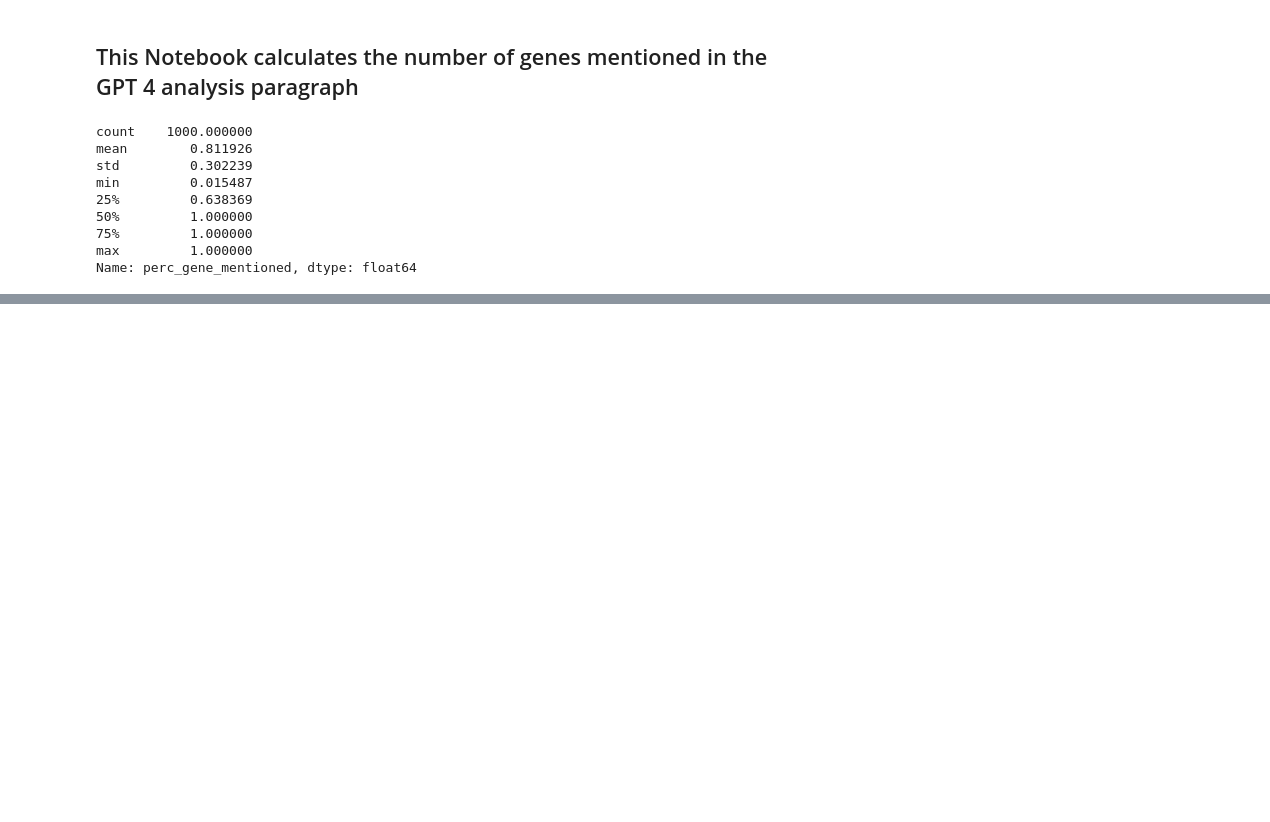
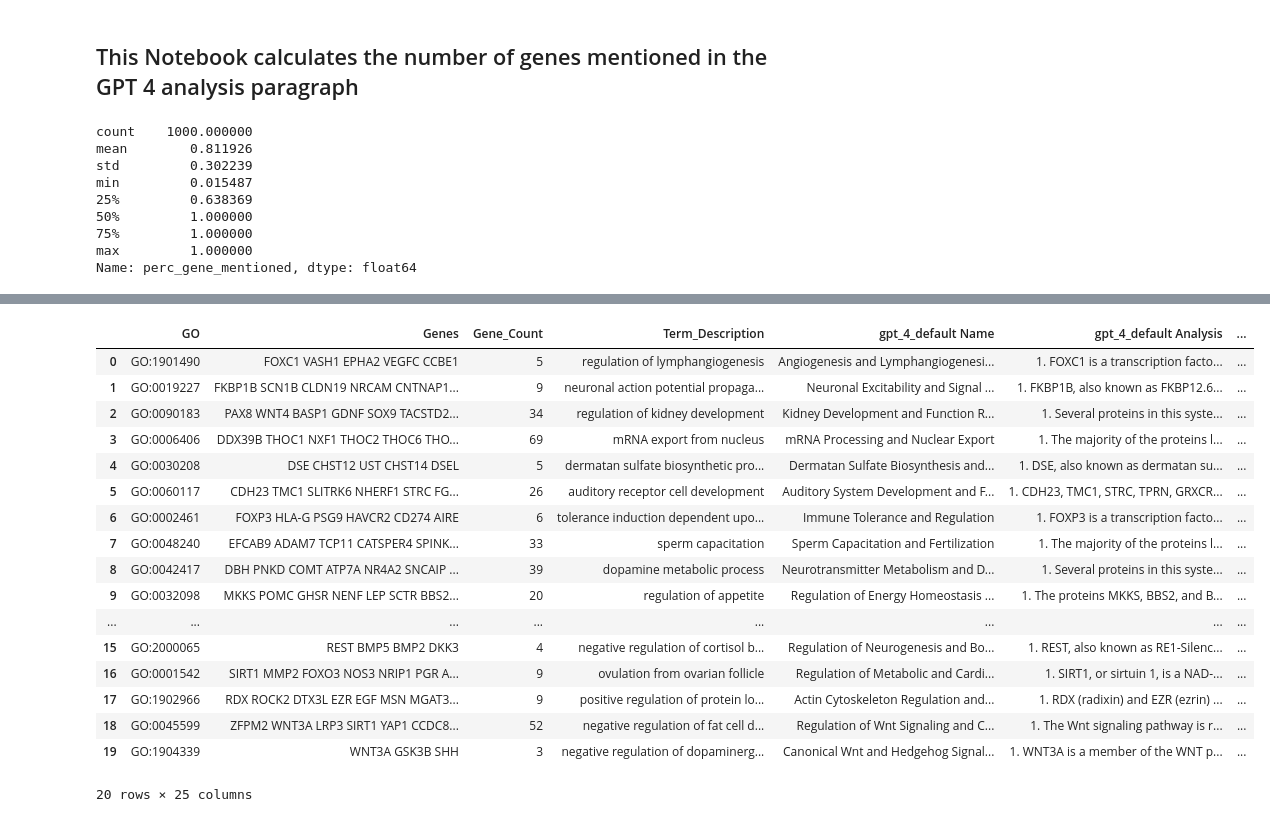
Before and after one commit to idekerlab/llm_evaluation_for_gene_set_interpretation, a Jupyter notebook: 3B.[GO set]Count_genes_in_analysis.ipynb, the cells around one changed output, grey strips where cells are left out. Saved outputs shown, nothing was run; the diff lists cells and outputs as text; code cells hidden in the pictures; blank space fills up the shorter version.

```diff
--- a/3B.[GO set]Count_genes_in_analysis.ipynb
+++ b/3B.[GO set]Count_genes_in_analysis.ipynb
@@ -104,0 +105,31 @@ plt.show()
+# %%
+## collect top 10 and bottom 10
+import pandas as pd
+df = pd.read_csv('./data/GO_term_analysis/simrank_pval_LLM_processed_selected_1000_go_terms.tsv', sep='\t')
+# not include the 'System of unrelated proteins'
+df.drop(df[df['gpt_4_default Name'] == 'System of unrelated proteins'].index, inplace = True)
+df = df.sort_values(by='true_GO_term_sim_percentile', ascending=False)
+top = df.head(10)
+bottom = df.tail(10)
+combine_df = pd.concat([top,bottom], ignore_index=True)
+combine_df.to_csv('./data/GO_term_analysis/LLM_processed_GO_representative_top_bottom_10.tsv', sep='\t', index=False)
+combine_df
+# %% [output]
+|  | GO | Genes | Gene_Count | Term_Description | gpt_4_default Name | gpt_4_default Analysis | ... |
+| 0 | GO:1901490 | FOXC1 VASH1 EPHA2 VEGFC CCBE1 | 5 | regulation of lymphangiogenesis | Angiogenesis and Lymphangiogenesi... | 1. FOXC1 is a transcription facto... | ... |
+| 1 | GO:0019227 | FKBP1B SCN1B CLDN19 NRCAM CNTNAP1... | 9 | neuronal action potential propaga... | Neuronal Excitability and Signal ... | 1. FKBP1B, also known as FKBP12.6... | ... |
+| 2 | GO:0090183 | PAX8 WNT4 BASP1 GDNF SOX9 TACSTD2... | 34 | regulation of kidney development | Kidney Development and Function R... | 1. Several proteins in this syste... | ... |
+| 3 | GO:0006406 | DDX39B THOC1 NXF1 THOC2 THOC6 THO... | 69 | mRNA export from nucleus | mRNA Processing and Nuclear Export | 1. The majority of the proteins l... | ... |
+| 4 | GO:0030208 | DSE CHST12 UST CHST14 DSEL | 5 | dermatan sulfate biosynthetic pro... | Dermatan Sulfate Biosynthesis and... | 1. DSE, also known as dermatan su... | ... |
+| 5 | GO:0060117 | CDH23 TMC1 SLITRK6 NHERF1 STRC FG... | 26 | auditory receptor cell development | Auditory System Development and F... | 1. CDH23, TMC1, STRC, TPRN, GRXCR... | ... |
+| 6 | GO:0002461 | FOXP3 HLA-G PSG9 HAVCR2 CD274 AIRE | 6 | tolerance induction dependent upo... | Immune Tolerance and Regulation | 1. FOXP3 is a transcription facto... | ... |
+| 7 | GO:0048240 | EFCAB9 ADAM7 TCP11 CATSPER4 SPINK... | 33 | sperm capacitation | Sperm Capacitation and Fertilization | 1. The majority of the proteins l... | ... |
+| 8 | GO:0042417 | DBH PNKD COMT ATP7A NR4A2 SNCAIP ... | 39 | dopamine metabolic process | Neurotransmitter Metabolism and D... | 1. Several proteins in this syste... | ... |
+| 9 | GO:0032098 | MKKS POMC GHSR NENF LEP SCTR BBS2... | 20 | regulation of appetite | Regulation of Energy Homeostasis ... | 1. The proteins MKKS, BBS2, and B... | ... |
+| ... | ... | ... | ... | ... | ... | ... | ... |
+| 15 | GO:2000065 | REST BMP5 BMP2 DKK3 | 4 | negative regulation of cortisol b... | Regulation of Neurogenesis and Bo... | 1. REST, also known as RE1-Silenc... | ... |
+| 16 | GO:0001542 | SIRT1 MMP2 FOXO3 NOS3 NRIP1 PGR A... | 9 | ovulation from ovarian follicle | Regulation of Metabolic and Cardi... | 1. SIRT1, or sirtuin 1, is a NAD-... | ... |
+| 17 | GO:1902966 | RDX ROCK2 DTX3L EZR EGF MSN MGAT3... | 9 | positive regulation of protein lo... | Actin Cytoskeleton Regulation and... | 1. RDX (radixin) and EZR (ezrin) ... | ... |
+| 18 | GO:0045599 | ZFPM2 WNT3A LRP3 SIRT1 YAP1 CCDC8... | 52 | negative regulation of fat cell d... | Regulation of Wnt Signaling and C... | 1. The Wnt signaling pathway is r... | ... |
+| 19 | GO:1904339 | WNT3A GSK3B SHH | 3 | negative regulation of dopaminerg... | Canonical Wnt and Hedgehog Signal... | 1. WNT3A is a member of the WNT p... | ... |
+20 rows × 25 columns
```
Also changed, not shown: parts of 4 cells of this notebook, 2 other files.
